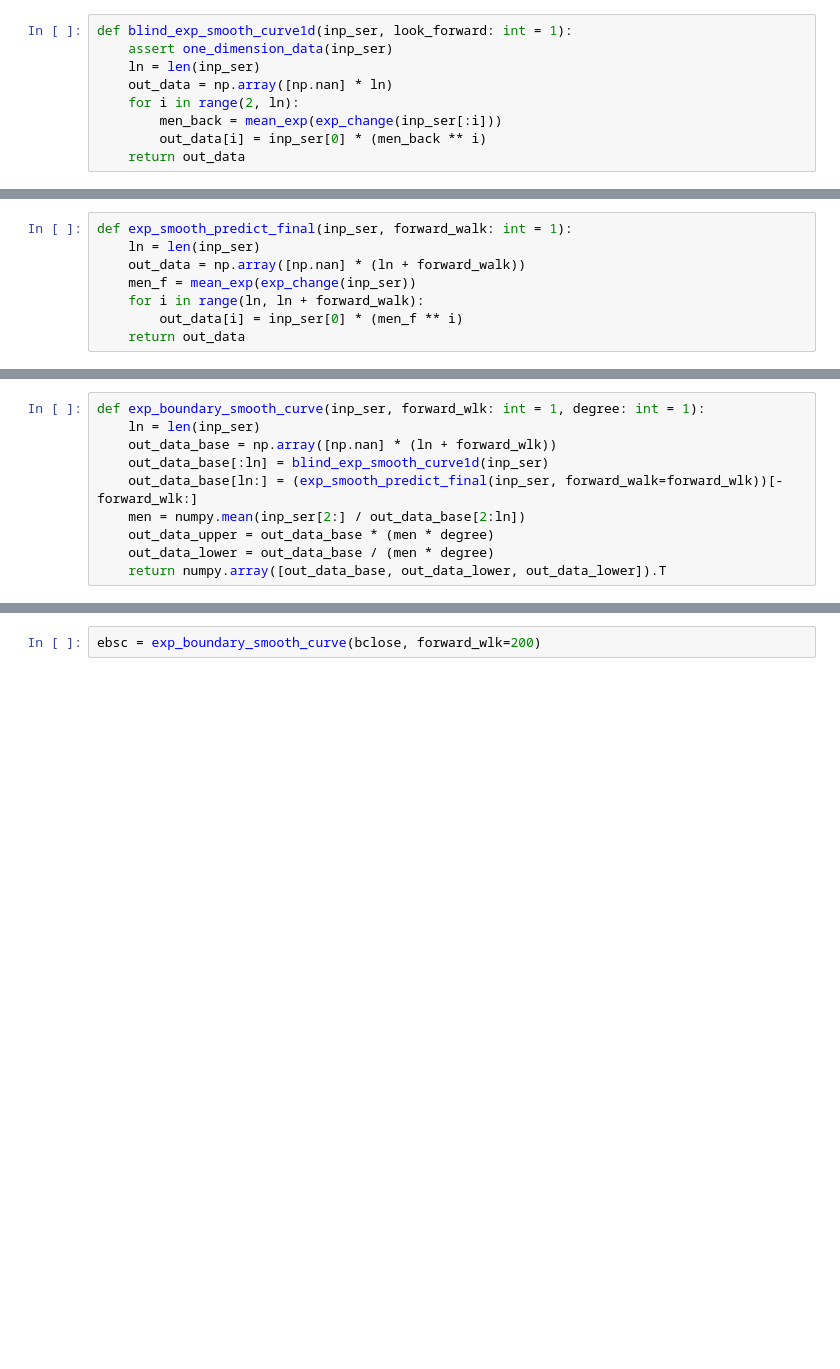
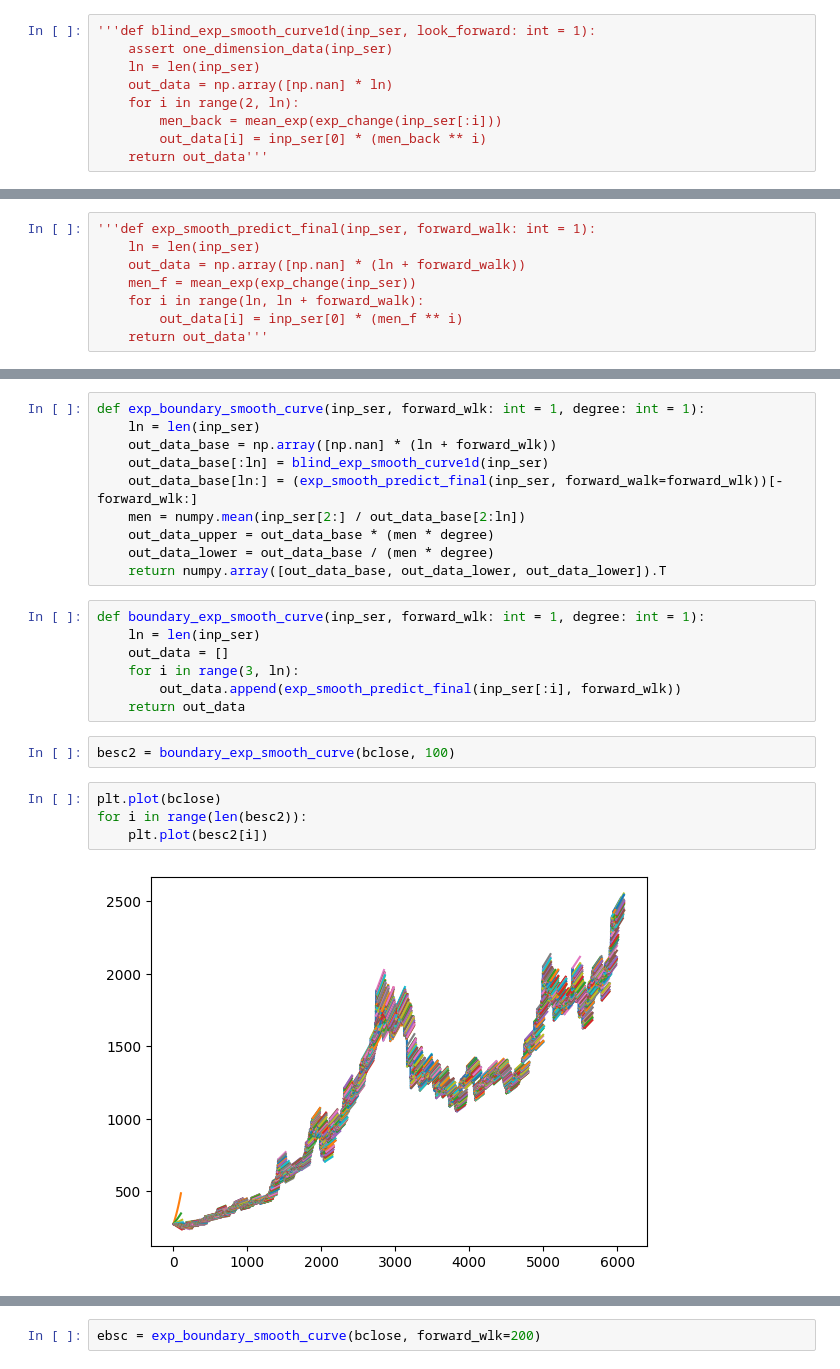
Before and after one commit to bahram3000/all_project, a Jupyter notebook: clean_project/pre_test_my_pakage_func.ipynb, the cells around one changed output, grey strips where cells are left out. Cells and saved outputs as stored; diff of their text form; blank space fills up the shorter version.

Commit message:
add bound function and moving average test and deploy

```diff
--- a/clean_project/pre_test_my_pakage_func.ipynb
+++ b/clean_project/pre_test_my_pakage_func.ipynb
@@ -865,9 +889,9 @@ def exp_smooth_curve1d(inp_ser, period: int, look_forward: int = 1):
 # %%
-def blind_exp_smooth_curve1d(inp_ser, look_forward: int = 1):
+'''def blind_exp_smooth_curve1d(inp_ser, look_forward: int = 1):
     assert one_dimension_data(inp_ser)
     ln = len(inp_ser)
     out_data = np.array([np.nan] * ln)
     for i in range(2, ln):
         men_back = mean_exp(exp_change(inp_ser[:i]))
         out_data[i] = inp_ser[0] * (men_back ** i)
-    return out_data
+    return out_data'''
@@ -874,8 +900,8 @@ def blind_exp_smooth_curve1d(inp_ser, look_forward: int = 1):
 # %%
-def exp_smooth_predict_final(inp_ser, forward_walk: int = 1):
+'''def exp_smooth_predict_final(inp_ser, forward_walk: int = 1):
     ln = len(inp_ser)
     out_data = np.array([np.nan] * (ln + forward_walk))
     men_f = mean_exp(exp_change(inp_ser))
     for i in range(ln, ln + forward_walk):
         out_data[i] = inp_ser[0] * (men_f ** i)
-    return out_data
+    return out_data'''
@@ -947,3 +975,18 @@ def exp_boundary_smooth_curve(inp_ser, forward_wlk: int = 1, degree: int = 1):
     out_data_upper = out_data_base * (men * degree)
     out_data_lower = out_data_base / (men * degree)
     return numpy.array([out_data_base, out_data_lower, out_data_lower]).T
+# %%
+def boundary_exp_smooth_curve(inp_ser, forward_wlk: int = 1, degree: int = 1):
+    ln = len(inp_ser)
+    out_data = []
+    for i in range(3, ln):
+        out_data.append(exp_smooth_predict_final(inp_ser[:i], forward_wlk))
+    return out_data
+# %%
+besc2 = boundary_exp_smooth_curve(bclose, 100)
+# %%
+plt.plot(bclose)
+for i in range(len(besc2)):
+    plt.plot(besc2[i])
+# %% [output]
+[figure, added]
```
Also changed, not shown: parts of 48 cells of this notebook, 2 other files.
